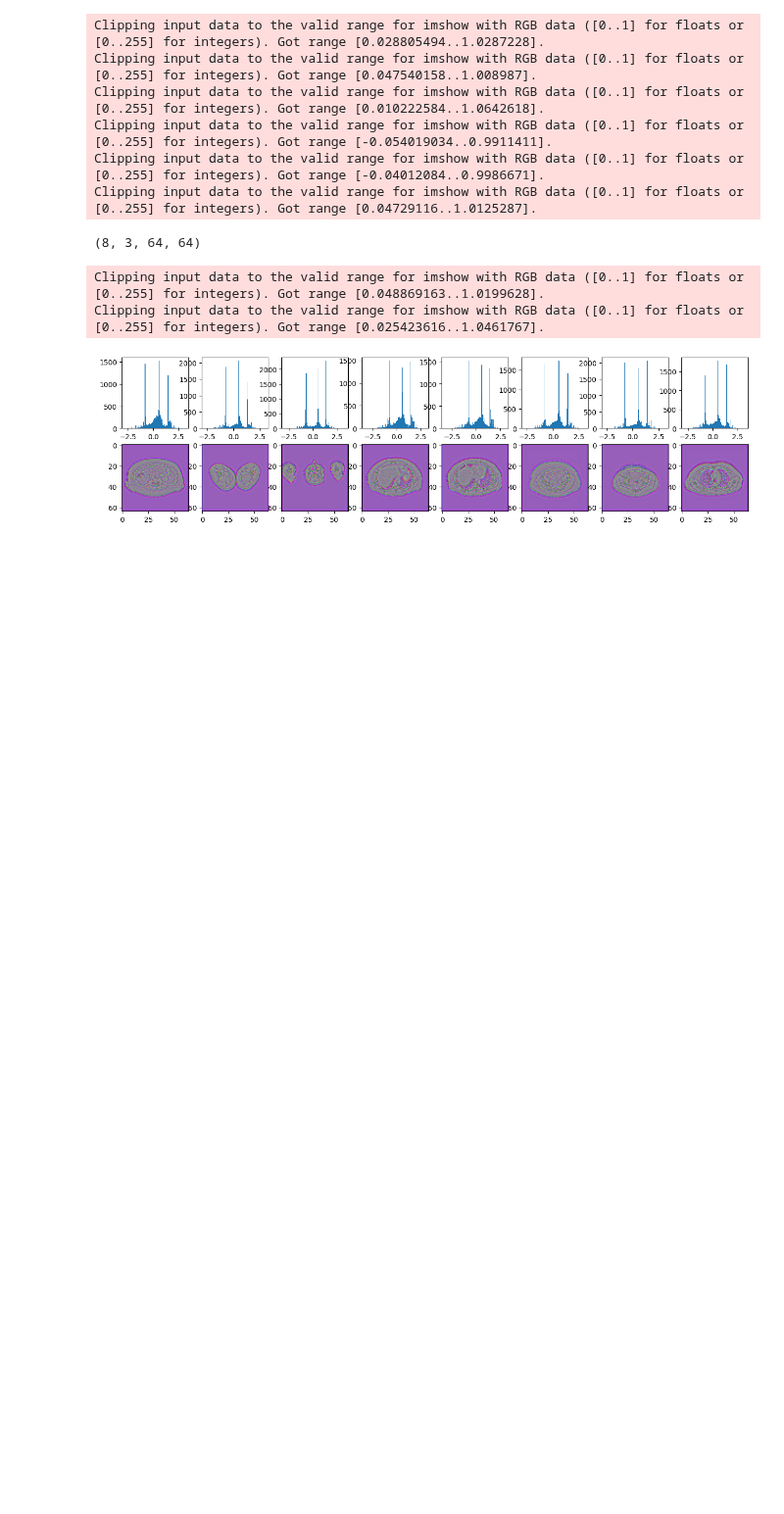
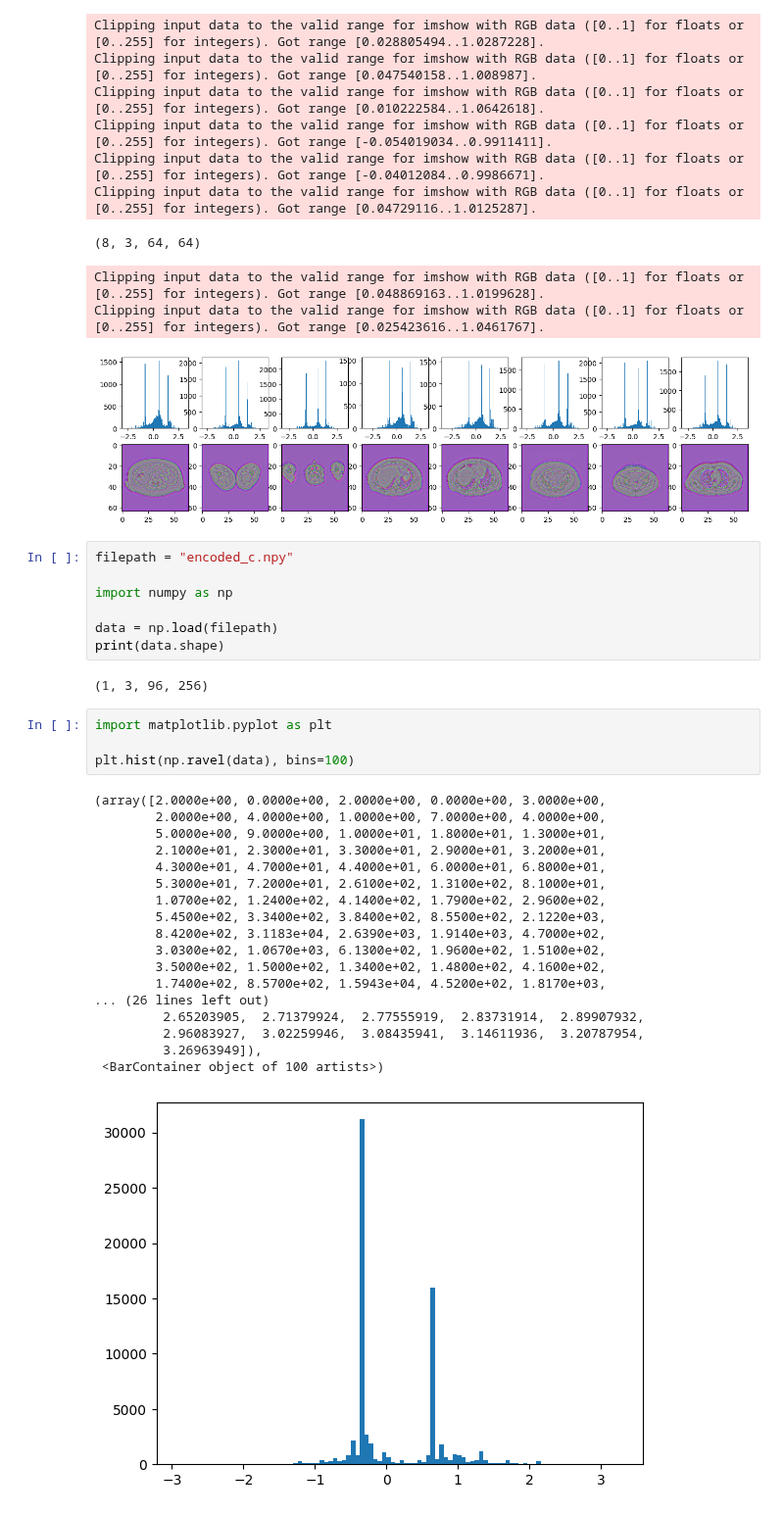
Before and after one commit to WeijieChen2017/SharkSeagrass, a Jupyter notebook: cold_diffusion/demo.ipynb, the cells around one changed output. Shown at 98% size. Drawn from its saved outputs; the diff is of its cells as text; blank space fills up the shorter version.

```diff
--- a/cold_diffusion/demo.ipynb
+++ b/cold_diffusion/demo.ipynb
@@ -207,3 +207,35 @@ Clipping input data to the valid range for imshow with RGB data ([0..1] for floa
 Clipping input data to the valid range for imshow with RGB data ([0..1] for floats or [0..255] for integers). Got range [0.048869163..1.0199628].
 Clipping input data to the valid range for imshow with RGB data ([0..1] for floats or [0..255] for integers). Got range [0.025423616..1.0461767].
 [figure]
+# %%
+filepath = "encoded_c.npy"
+
+import numpy as np
+
+data = np.load(filepath)
+print(data.shape)
+# %% [output]
+(1, 3, 96, 256)
+# %%
+import matplotlib.pyplot as plt
+
+plt.hist(np.ravel(data), bins=100)
+# %% [output]
+(array([2.0000e+00, 0.0000e+00, 2.0000e+00, 0.0000e+00, 3.0000e+00,
+        2.0000e+00, 4.0000e+00, 1.0000e+00, 7.0000e+00, 4.0000e+00,
+        5.0000e+00, 9.0000e+00, 1.0000e+01, 1.8000e+01, 1.3000e+01,
+        2.1000e+01, 2.3000e+01, 3.3000e+01, 2.9000e+01, 3.2000e+01,
+        4.3000e+01, 4.7000e+01, 4.4000e+01, 6.0000e+01, 6.8000e+01,
+        5.3000e+01, 7.2000e+01, 2.6100e+02, 1.3100e+02, 8.1000e+01,
+        1.0700e+02, 1.2400e+02, 4.1400e+02, 1.7900e+02, 2.9600e+02,
+        5.4500e+02, 3.3400e+02, 3.8400e+02, 8.5500e+02, 2.1220e+03,
+        8.4200e+02, 3.1183e+04, 2.6390e+03, 1.9140e+03, 4.7000e+02,
+        3.0300e+02, 1.0670e+03, 6.1300e+02, 1.9600e+02, 1.5100e+02,
+        3.5000e+02, 1.5000e+02, 1.3400e+02, 1.4800e+02, 4.1600e+02,
+        1.7400e+02, 8.5700e+02, 1.5943e+04, 4.5200e+02, 1.8170e+03,
+... (26 lines left out)
+         2.65203905,  2.71379924,  2.77555919,  2.83731914,  2.89907932,
+         2.96083927,  3.02259946,  3.08435941,  3.14611936,  3.20787954,
+         3.26963949]),
+ <BarContainer object of 100 artists>)
+[figure, added]
```
Also changed, not shown: parts of 1 cell of this notebook, 2 other files.
